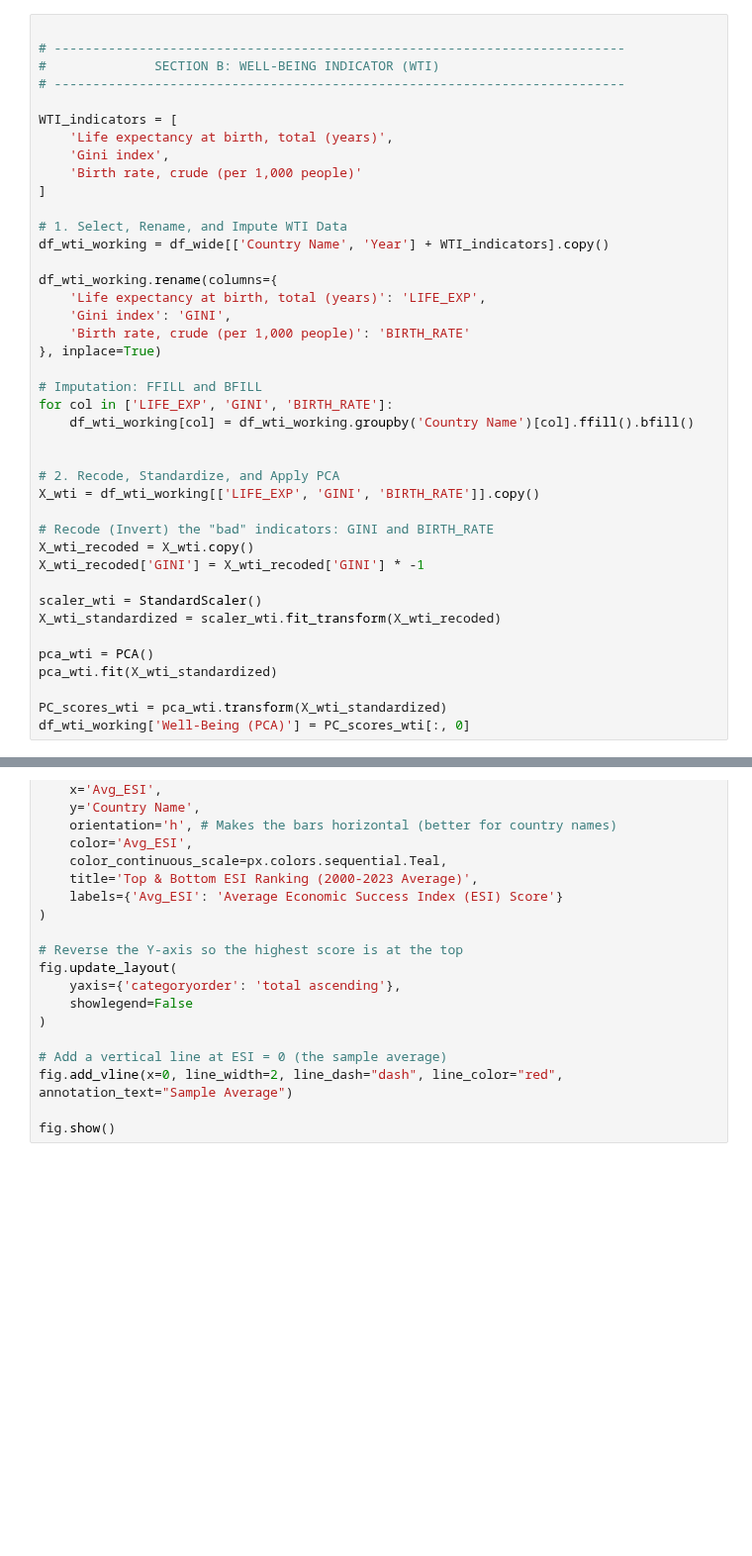
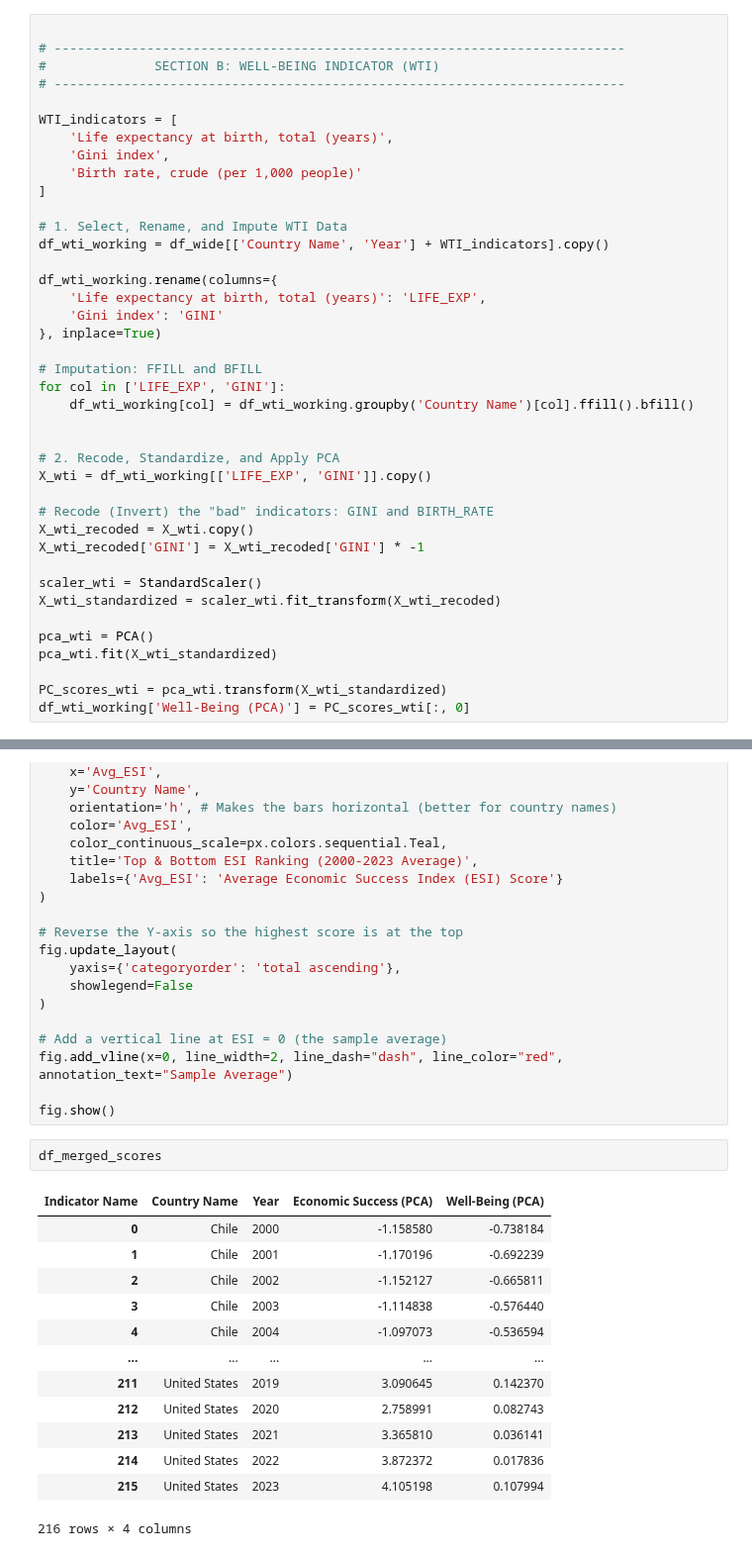
Before and after one commit to MDYCK12/Well-Being-Economics-, a Jupyter notebook: Notebooks/Creating_Econ_Well_Being_Indicators.ipynb, the cells around one changed output, grey strips where cells are left out. Shown at 99% size. Cells and saved outputs as stored; diff of their text form; blank space fills up the shorter version.

```diff
--- a/Notebooks/Creating_Econ_Well_Being_Indicators.ipynb
+++ b/Notebooks/Creating_Econ_Well_Being_Indicators.ipynb
@@ -107,17 +140,16 @@ df_wti_working = df_wide[['Country Name', 'Year'] + WTI_indicators].copy()
 
 df_wti_working.rename(columns={
     'Life expectancy at birth, total (years)': 'LIFE_EXP',
-    'Gini index': 'GINI',
-    'Birth rate, crude (per 1,000 people)': 'BIRTH_RATE'
+    'Gini index': 'GINI'
 }, inplace=True)
 
 # Imputation: FFILL and BFILL
-for col in ['LIFE_EXP', 'GINI', 'BIRTH_RATE']:
+for col in ['LIFE_EXP', 'GINI']:
     df_wti_working[col] = df_wti_working.groupby('Country Name')[col].ffill().bfill()
 
 
 # 2. Recode, Standardize, and Apply PCA
-X_wti = df_wti_working[['LIFE_EXP', 'GINI', 'BIRTH_RATE']].copy()
+X_wti = df_wti_working[['LIFE_EXP', 'GINI']].copy()
 
 # Recode (Invert) the "bad" indicators: GINI and BIRTH_RATE
 X_wti_recoded = X_wti.copy()
@@ -226,6 +378,22 @@ fig.update_layout(
 fig.add_vline(x=0, line_width=2, line_dash="dash", line_color="red", annotation_text="Sample Average")
 
 fig.show()
+# %%
+df_merged_scores
+# %% [output]
+| Indicator Name | Country Name | Year | Economic Success (PCA) | Well-Being (PCA) |
+| 0 | Chile | 2000 | -1.158580 | -0.738184 |
+| 1 | Chile | 2001 | -1.170196 | -0.692239 |
+| 2 | Chile | 2002 | -1.152127 | -0.665811 |
+| 3 | Chile | 2003 | -1.114838 | -0.576440 |
+| 4 | Chile | 2004 | -1.097073 | -0.536594 |
+| ... | ... | ... | ... | ... |
+| 211 | United States | 2019 | 3.090645 | 0.142370 |
+| 212 | United States | 2020 | 2.758991 | 0.082743 |
+| 213 | United States | 2021 | 3.365810 | 0.036141 |
+| 214 | United States | 2022 | 3.872372 | 0.017836 |
+| 215 | United States | 2023 | 4.105198 | 0.107994 |
+216 rows × 4 columns
 # %%
 import plotly.express as px
 import pandas as pd
```
Also changed, not shown: parts of 6 cells of this notebook, 2 other files.
